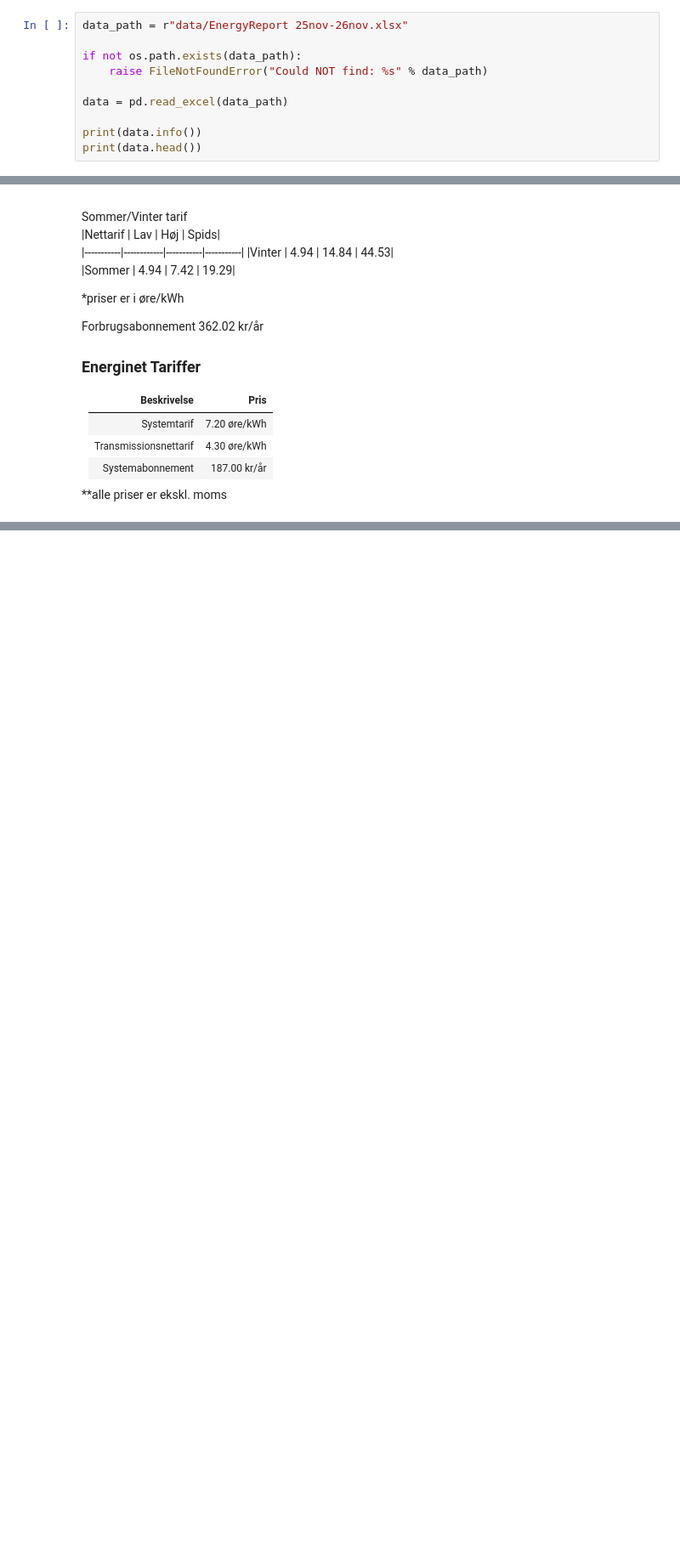
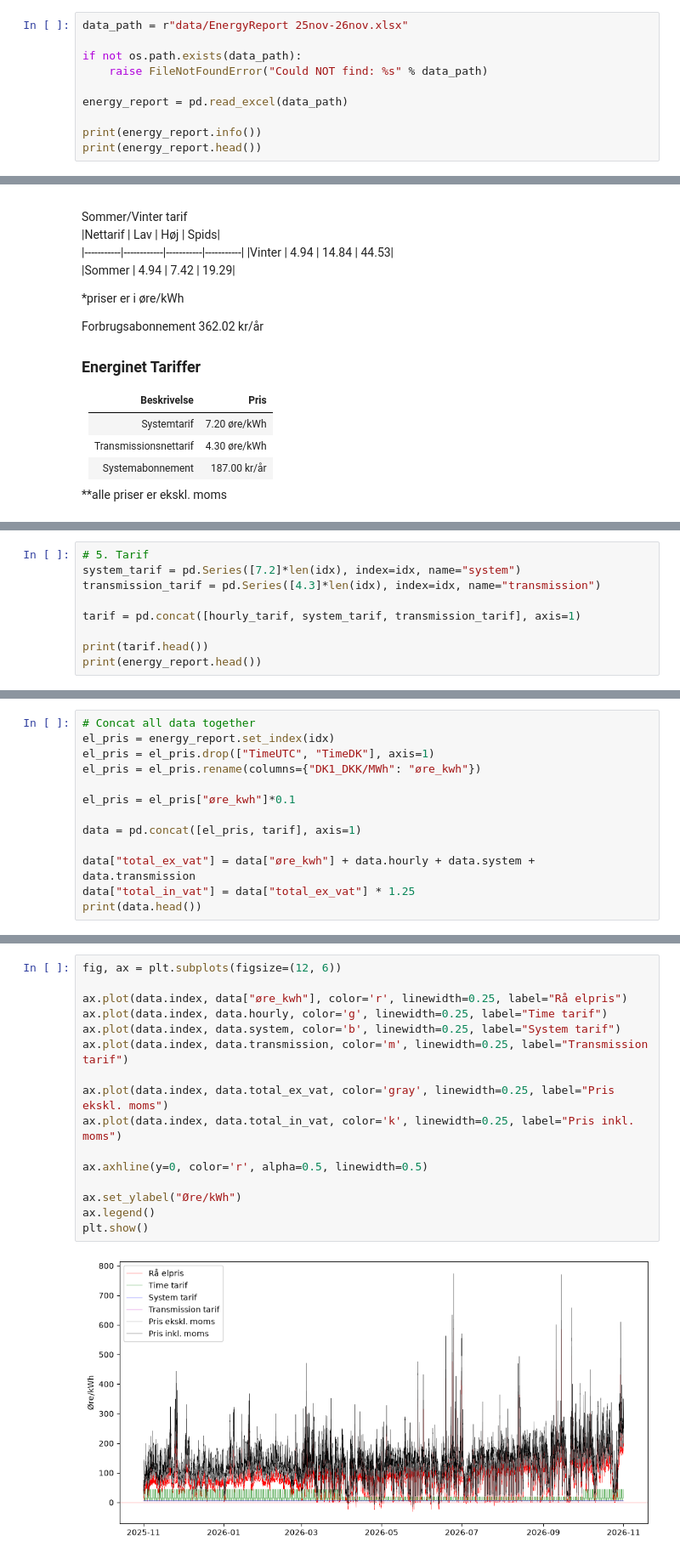
Before and after one commit to BjoernBruun/smart_power, a Jupyter notebook: power_analysis.ipynb, the cells around one changed output, grey strips where cells are left out. Shown at 85% size. Cells and saved outputs as stored; diff of their text form; blank space fills up the shorter version.

Commit message:
Build tarif data

```diff
--- a/power_analysis.ipynb
+++ b/power_analysis.ipynb
@@ -11,10 +12,10 @@ data_path = r"data/EnergyReport 25nov-26nov.xlsx"
 if not os.path.exists(data_path):
     raise FileNotFoundError("Could NOT find: %s" % data_path)
 
-data = pd.read_excel(data_path)
+energy_report = pd.read_excel(data_path)
 
-print(data.info())
-print(data.head())
+print(energy_report.info())
+print(energy_report.head())
 # %% [output]
 <class 'pandas.DataFrame'>
 RangeIndex: 35040 entries, 0 to 35039
@@ -160,0 +158,9 @@ ValueError: cannot reindex on an axis with duplicate labels
+# %%
+# 5. Tarif
+system_tarif = pd.Series([7.2]*len(idx), index=idx, name="system")
+transmission_tarif = pd.Series([4.3]*len(idx), index=idx, name="transmission")
+
+tarif = pd.concat([hourly_tarif, system_tarif, transmission_tarif], axis=1)
+
+print(tarif.head())
+print(energy_report.head())
@@ -160,0 +181,13 @@ ValueError: cannot reindex on an axis with duplicate labels
+# %%
+# Concat all data together
+el_pris = energy_report.set_index(idx)
+el_pris = el_pris.drop(["TimeUTC", "TimeDK"], axis=1)
+el_pris = el_pris.rename(columns={"DK1_DKK/MWh": "øre_kwh"})
+
+el_pris = el_pris["øre_kwh"]*0.1
+
+data = pd.concat([el_pris, tarif], axis=1)
+
+data["total_ex_vat"] = data["øre_kwh"] + data.hourly + data.system + data.transmission
+data["total_in_vat"] = data["total_ex_vat"] * 1.25
+print(data.head())
@@ -160,0 +210,18 @@ ValueError: cannot reindex on an axis with duplicate labels
+# %%
+fig, ax = plt.subplots(figsize=(12, 6))
+
+ax.plot(data.index, data["øre_kwh"], color='r', linewidth=0.25, label="Rå elpris")
+ax.plot(data.index, data.hourly, color='g', linewidth=0.25, label="Time tarif")
+ax.plot(data.index, data.system, color='b', linewidth=0.25, label="System tarif")
+ax.plot(data.index, data.transmission, color='m', linewidth=0.25, label="Transmission tarif")
+
+ax.plot(data.index, data.total_ex_vat, color='gray', linewidth=0.25, label="Pris ekskl. moms")
+ax.plot(data.index, data.total_in_vat, color='k', linewidth=0.25, label="Pris inkl. moms")
+
+ax.axhline(y=0, color='r', alpha=0.5, linewidth=0.5)
+
+ax.set_ylabel("Øre/kWh")
+ax.legend()
+plt.show()
+# %% [output]
+[figure, added]
```
Also changed, not shown: parts of 6 cells of this notebook, 2 other files.
